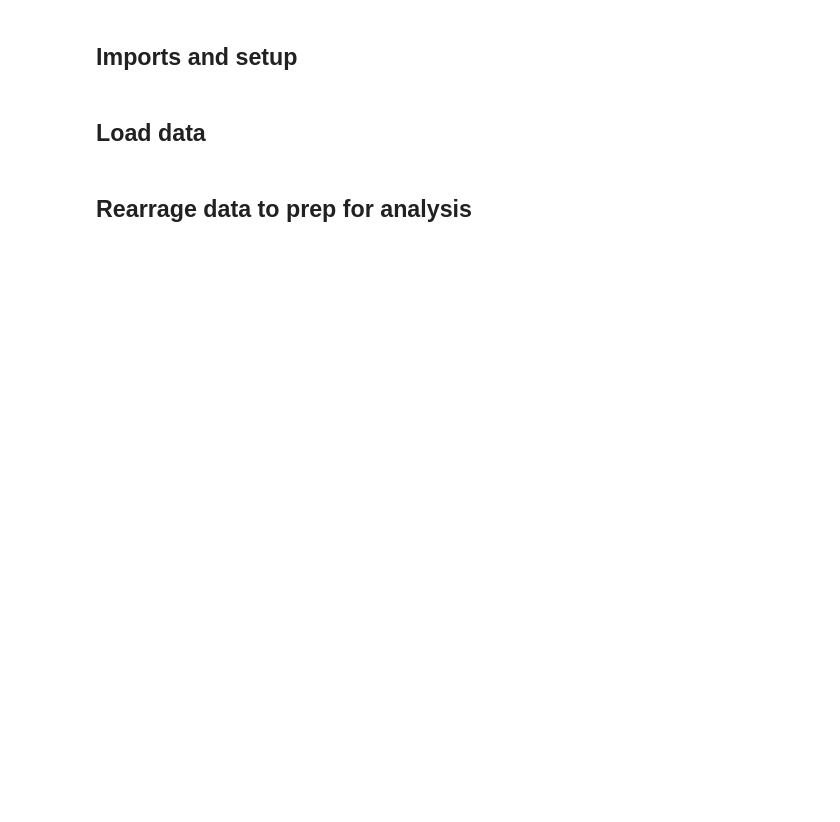
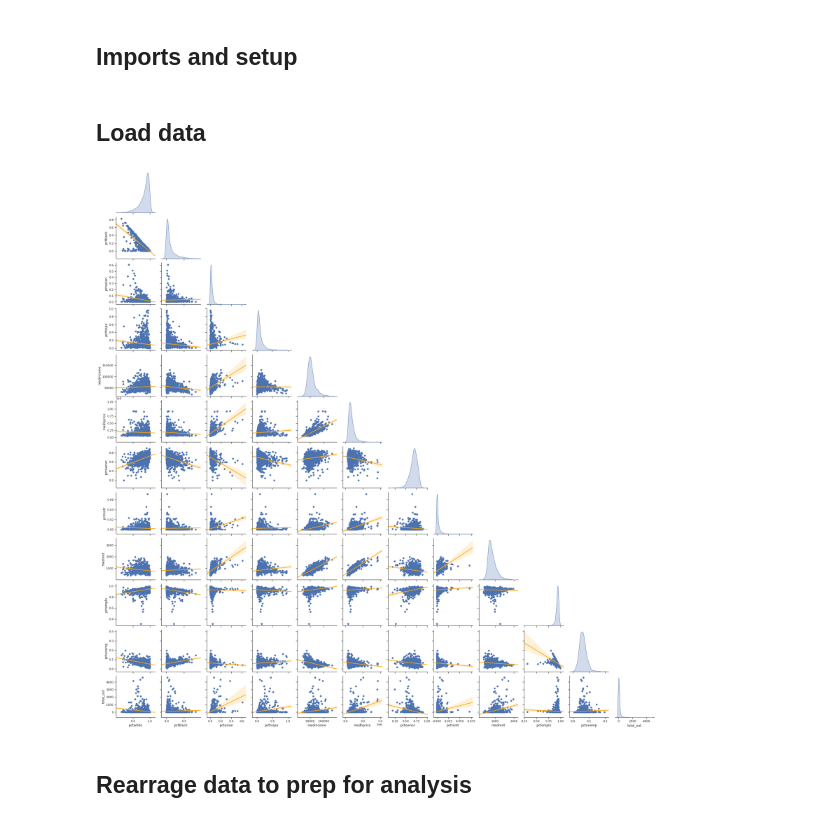
Before and after one commit to tdhoffman/ahla-flows, a Jupyter notebook: code/preliminary.ipynb, the cells around one changed output. Drawn from its saved outputs; the diff is of its cells as text; code cells hidden in the pictures; blank space fills up the shorter version.

```diff
--- a/code/preliminary.ipynb
+++ b/code/preliminary.ipynb
@@ -81,6 +83,19 @@ la_data['pctemplo'] = la_data['B23025_004E'] / la_data['B23025_002E']
 la_data['pctunemp'] = la_data['B23025_005E'] / la_data['B23025_002E']
 la_data['pctowner'] = la_data['B25032_002E'] / la_data['B25032_001E']
 la_data['pctrentr'] = la_data['B25032_007E'] / la_data['B25032_001E']
+# %%
+data_noouts = data[data['total_out'] < 5000]
+# %%
+allvars = ['pctwhite', 'pctblack', 'pctasian', 'pcthispa', \
+    'medincome', 'medhprice', 'pctowner', 'pctrentr', \
+    'medrent', 'pctemplo', 'pctunemp']
+
+sns.set_theme(style='ticks')
+corrs = sns.pairplot(data_noouts[allvars + ['total_out']], diag_kind='kde', corner=True)
+corrs.map_lower(sns.regplot, truncate=False, line_kws={"color": "orange"})
+plt.savefig('../pics/scatterplot-matrix.png')
+# %% [output]
+[figure, added]
 # %%
 # Rename remaining columns and record plaintext variables
 countydata.rename(columns={'B25064_001E' : 'medrent', 'B19013_001E' : 'medincome', 'B25077_001E' : 'medhprice'}, inplace=True)
```
Also changed, not shown: parts of 8 cells of this notebook, 1 other file.
